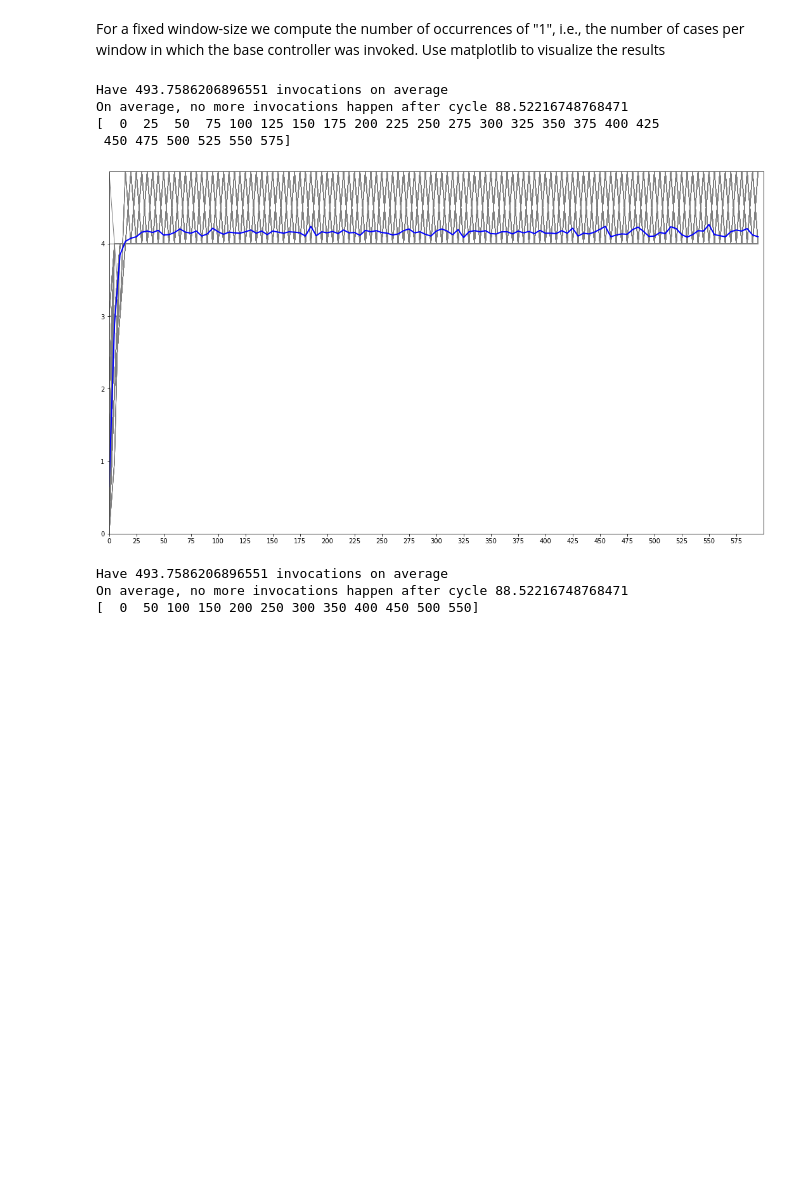
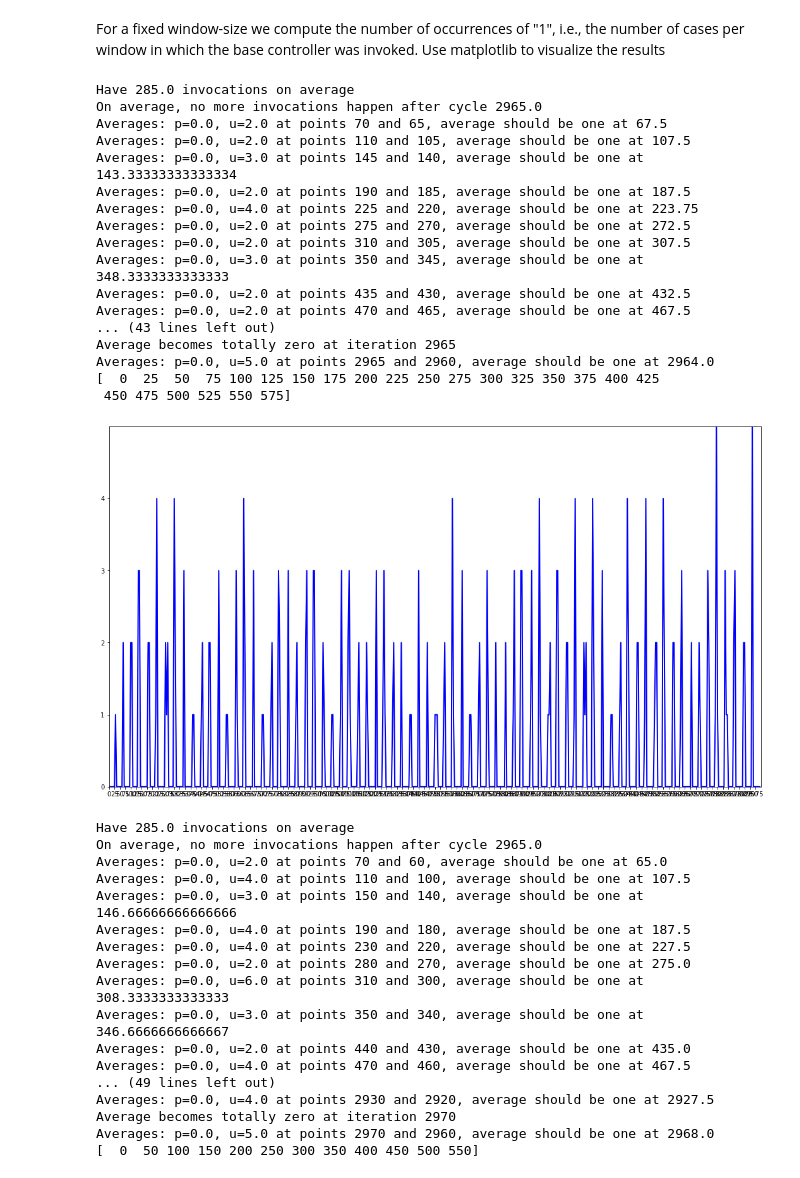
Before and after one commit to modass/simplex-architectures, a Jupyter notebook: scripts/createPlots.ipynb, the cells around one changed output. Cells and saved outputs as stored; diff of their text form; code cells hidden in the pictures; blank space fills up the shorter version.

```diff
--- a/scripts/createPlots.ipynb
+++ b/scripts/createPlots.ipynb
@@ -9,7 +9,7 @@ import numpy as np
 Read in data from file. We assume that each line in the file contains a sequence of Boolean values, all sequences are expected to have the same length.
 # %%
 # open file
-file = open("experiment_3/baseControllerInvocations", 'r')
+file = open("220901_car/baseControllerInvocations", 'r')
 #file = open("adaptationInvocations", 'r')
 #file = open("baseControllerInvocations", 'r')
 
@@ -74,37 +74,64 @@ for window in (5,10,15,20):
             if totallyZero:
                 print("Average becomes totally zero at iteration " + str(j*window))
                 foundZeroAverage = True
         if j>1 and average[j] < 1 and average[j-1] > 1:
             # find point where the average drops below 1/window
             p = average[j]
             u = average[j-1]
             slope = (p-u)/window
 
             off = (1-u)/slope + (j-1)*window
             print("Averages: p=" + str(p) + ", u=" + str(u) + " at points " + str(j*window) + " and " + str((j-1)*window) + ", average should be one at " + str(off))
 
 
     #plt.style.use('_mpl-gallery')
     fig, ax = plt.subplots()
     fig.set_size_inches(18.5, 10.5, forward=True)
 
     for i in range(len(frequencies)):
         ax.plot(range(len(frequencies[i])), frequencies[i], linewidth=1.0, color="gray")
 
     ax.plot(range(len(average)), average, linewidth=2.0, color="blue")
 
     ax.set(xlim=(0, len(frequencies[0])), ylim=(0, window), yticks=np.arange(0, window))
 
-    plt.xticks(np.arange(0, len(frequencies[0]), 5), np.arange(0, 600, 5*window))
+    plt.xticks(np.arange(0, len(frequencies[0]), 5), np.arange(0, 3000, 5*window))
     print(str(np.arange(0, 600, 5*window)))
 
     plt.show()
 # %% [output]
-Have 493.7586206896551 invocations on average
-On average, no more invocations happen after cycle 88.52216748768471
+Have 285.0 invocations on average
+On average, no more invocations happen after cycle 2965.0
+Averages: p=0.0, u=2.0 at points 70 and 65, average should be one at 67.5
+Averages: p=0.0, u=2.0 at points 110 and 105, average should be one at 107.5
+Averages: p=0.0, u=3.0 at points 145 and 140, average should be one at 143.33333333333334
+Averages: p=0.0, u=2.0 at points 190 and 185, average should be one at 187.5
+Averages: p=0.0, u=4.0 at points 225 and 220, average should be one at 223.75
+Averages: p=0.0, u=2.0 at points 275 and 270, average should be one at 272.5
+Averages: p=0.0, u=2.0 at points 310 and 305, average should be one at 307.5
+Averages: p=0.0, u=3.0 at points 350 and 345, average should be one at 348.3333333333333
+Averages: p=0.0, u=2.0 at points 435 and 430, average should be one at 432.5
+Averages: p=0.0, u=2.0 at points 470 and 465, average should be one at 467.5
+... (43 lines left out)
+Average becomes totally zero at iteration 2965
+Averages: p=0.0, u=5.0 at points 2965 and 2960, average should be one at 2964.0
 [  0  25  50  75 100 125 150 175 200 225 250 275 300 325 350 375 400 425
  450 475 500 525 550 575]
-[figure, old version]
+[figure, new version]
-Have 493.7586206896551 invocations on average
-On average, no more invocations happen after cycle 88.52216748768471
+Have 285.0 invocations on average
+On average, no more invocations happen after cycle 2965.0
+Averages: p=0.0, u=2.0 at points 70 and 60, average should be one at 65.0
+Averages: p=0.0, u=4.0 at points 110 and 100, average should be one at 107.5
+Averages: p=0.0, u=3.0 at points 150 and 140, average should be one at 146.66666666666666
+Averages: p=0.0, u=4.0 at points 190 and 180, average should be one at 187.5
+Averages: p=0.0, u=4.0 at points 230 and 220, average should be one at 227.5
+Averages: p=0.0, u=2.0 at points 280 and 270, average should be one at 275.0
+Averages: p=0.0, u=6.0 at points 310 and 300, average should be one at 308.3333333333333
+Averages: p=0.0, u=3.0 at points 350 and 340, average should be one at 346.6666666666667
+Averages: p=0.0, u=2.0 at points 440 and 430, average should be one at 435.0
+Averages: p=0.0, u=4.0 at points 470 and 460, average should be one at 467.5
+... (49 lines left out)
+Averages: p=0.0, u=4.0 at points 2930 and 2920, average should be one at 2927.5
+Average becomes totally zero at iteration 2970
+Averages: p=0.0, u=5.0 at points 2970 and 2960, average should be one at 2968.0
 [  0  50 100 150 200 250 300 350 400 450 500 550]
```
Also changed, not shown: parts of 1 cell of this notebook, 1 other file.
